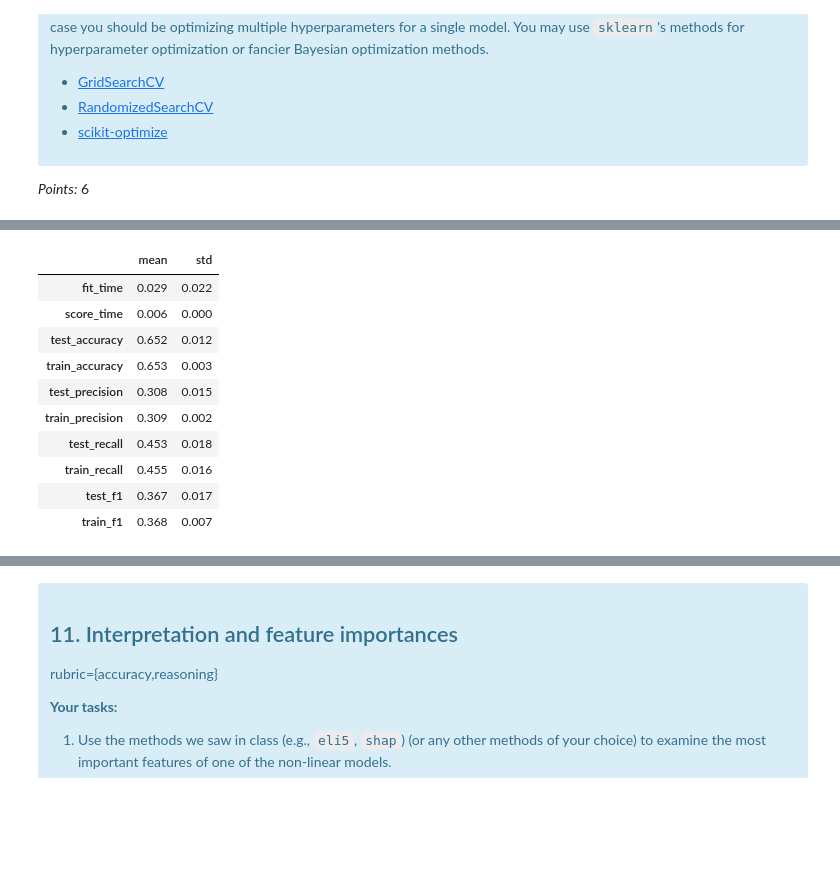
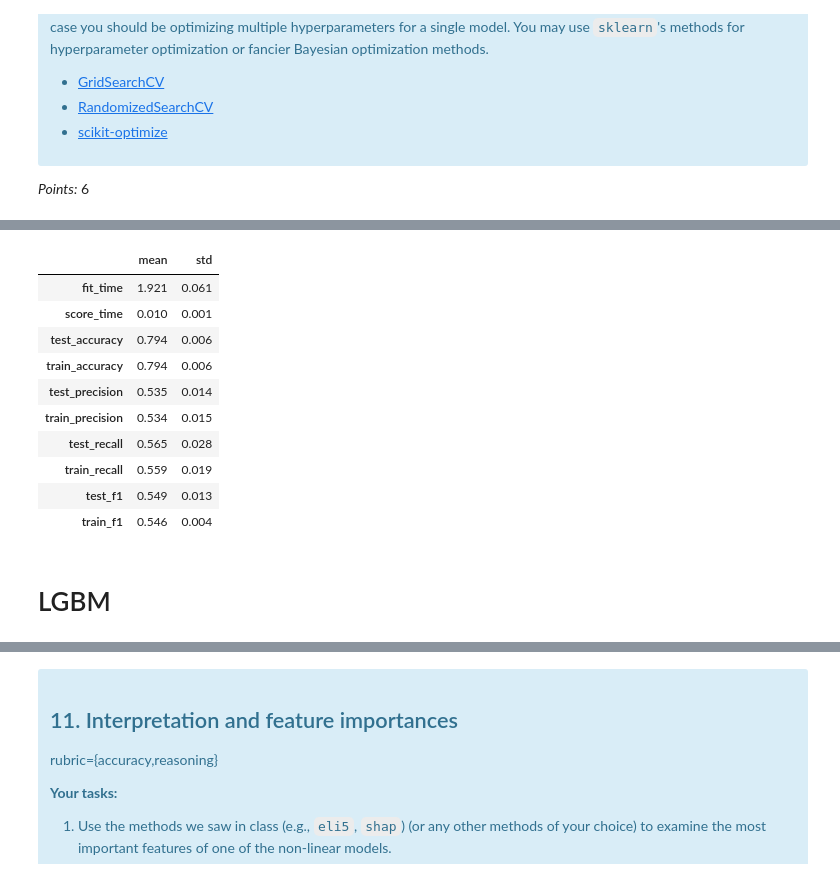
Before and after one commit to robindhillon1/creditcard_default, a Jupyter notebook: lab4.ipynb, the cells around one changed output, grey strips where cells are left out. Cells and saved outputs as stored; diff of their text form; code cells hidden in the pictures; blank space fills up the shorter version.

```diff
--- a/lab4.ipynb
+++ b/lab4.ipynb
@@ -917,9 +1041,9 @@ RandomizedSearchCV(estimator=Pipeline(steps=[('columntransformer',
 # %%
-cross_val_results['svc_bal_opt'] = pd.DataFrame(
-    cross_validate(random_search_svc.best_estimator_,
-                   X_train,
-                   y_train,
-                   return_train_score=True,
-                   scoring=classification_metrics)).agg(['mean', 'std']).round(3).T
-# Show the train and validation scores
-cross_val_results['svc_bal_opt']
+# cross_val_results['svc_opt'] = pd.DataFrame(
+#     cross_validate(random_search_svc.best_estimator_,
+#                    X_train,
+#                    y_train,
+#                    return_train_score=True,
+#                    scoring=classification_metrics,n_jobs=-1)).agg(['mean', 'std']).round(3).T
+# # Show the train and validation scores
+# cross_val_results['svc_opt']
@@ -938,18 +1052,18 @@ cross_val_results['svc_bal_opt']
 # %%
-param_dist = {
-    "randomforestclassifier__n_estimators": [1, 2, 3, 4, 5],
-    "randomforestclassifier__max_depth": [1, 2, 3],
+param_dist_rf = {
+    "randomforestclassifier__n_estimators": randint(0,100),
+    "randomforestclassifier__max_depth": randint(0,20),
     "randomforestclassifier__class_weight": [None, 'balanced']
 }
 
 random_search_RF = RandomizedSearchCV(
     RF_bal_RFE,
-    param_distributions=param_dist,
+    param_distributions=param_dist_rf,
     n_jobs=-1,
     n_iter=20,
     random_state=123,
     return_train_score=True,
-    scoring='f1',
+    scoring='f1'
 )
 # %%
 random_search_RF.fit(X_train, y_train)
@@ -973,12 +1087,13 @@ RandomizedSearchCV(estimator=Pipeline(steps=[('columntransformer',
                    random_state=123, return_train_score=True, scoring='f1')
 # %%
-cross_val_results['RF_bal_opt'] = pd.DataFrame(
+cross_val_results['RF_opt'] = pd.DataFrame(
     cross_validate(random_search_RF.best_estimator_,
                    X_train,
                    y_train,
                    return_train_score=True,
-                   scoring=classification_metrics)).agg(['mean', 'std']).round(3).T
+                   scoring=classification_metrics,
+                  n_jobs=-1)).agg(['mean', 'std']).round(3).T
 # Show the train and validation scores
-cross_val_results['RF_bal_opt']
+cross_val_results['RF_opt']
 # %% [output]
 |  | mean | std |
@@ -995,11 +1112,11 @@ cross_val_results['RF_bal_opt']
 # %%
-param_dist = {
+param_dist_nb = {
     "bernoullinb__alpha": 10.0 ** np.arange(-2, 3)
 }
 
 random_search_NB = RandomizedSearchCV(
-    NB_bal,
-    param_distributions=param_dist,
+    NB_bal_RFE,
+    param_distributions=param_dist_nb,
     n_jobs=-1,
     n_iter=5,
     random_state=123,
@@ -1027,24 +1144,26 @@ RandomizedSearchCV(estimator=Pipeline(steps=[('columntransformer',
                    param_distributions={'bernoullinb__alpha': array([1.e-02, 1.e-01, 1.e+00, 1.e+01, 1.e+02])},
                    random_state=123, return_train_score=True, scoring='f1')
 # %%
-cross_val_results['NB_bal_opt'] = pd.DataFrame(
+cross_val_results['NB_opt'] = pd.DataFrame(
     cross_validate(random_search_NB.best_estimator_,
                    X_train,
                    y_train,
                    return_train_score=True,
                    scoring=classification_metrics)).agg(['mean', 'std']).round(3).T
 # Show the train and validation scores
-cross_val_results['NB_bal_opt']
+cross_val_results['NB_opt']
 # %% [output]
 |  | mean | std |
-| fit_time | 0.029 | 0.022 |
-| score_time | 0.006 | 0.000 |
-| test_accuracy | 0.652 | 0.012 |
-| train_accuracy | 0.653 | 0.003 |
-| test_precision | 0.308 | 0.015 |
-| train_precision | 0.309 | 0.002 |
-| test_recall | 0.453 | 0.018 |
-| train_recall | 0.455 | 0.016 |
-| test_f1 | 0.367 | 0.017 |
-| train_f1 | 0.368 | 0.007 |
+| fit_time | 1.921 | 0.061 |
+| score_time | 0.010 | 0.001 |
+| test_accuracy | 0.794 | 0.006 |
+| train_accuracy | 0.794 | 0.006 |
+| test_precision | 0.535 | 0.014 |
+| train_precision | 0.534 | 0.015 |
+| test_recall | 0.565 | 0.028 |
+| train_recall | 0.559 | 0.019 |
+| test_f1 | 0.549 | 0.013 |
+| train_f1 | 0.546 | 0.004 |
+# %% [markdown]
+# LGBM
 # %%
```
Also changed, not shown: parts of 110 cells of this notebook.
